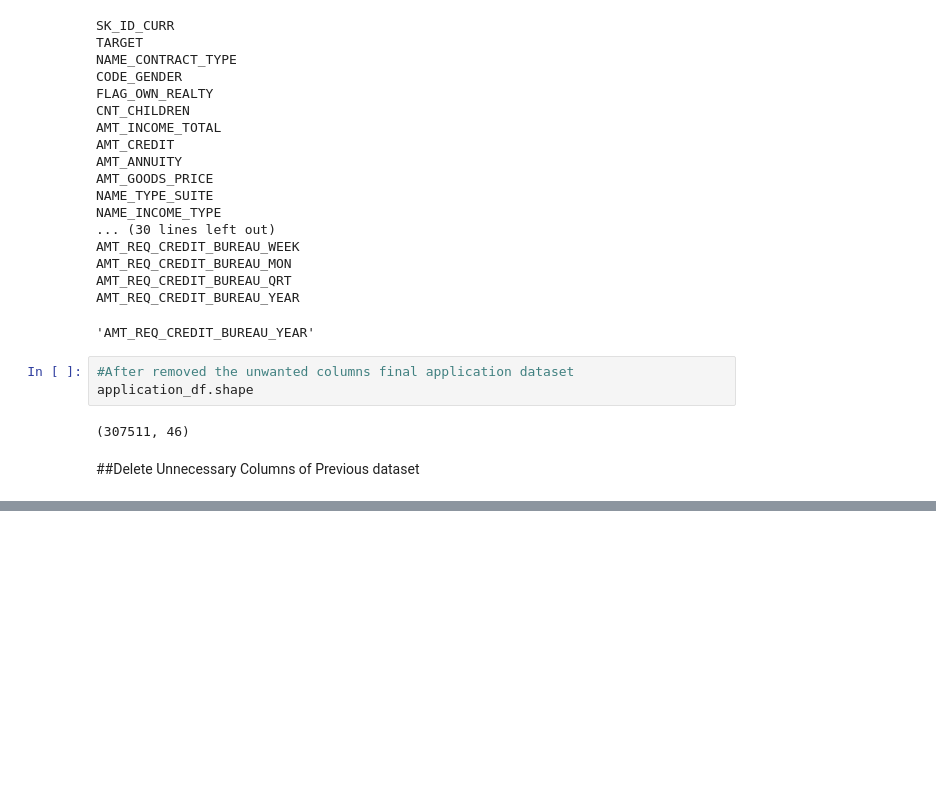
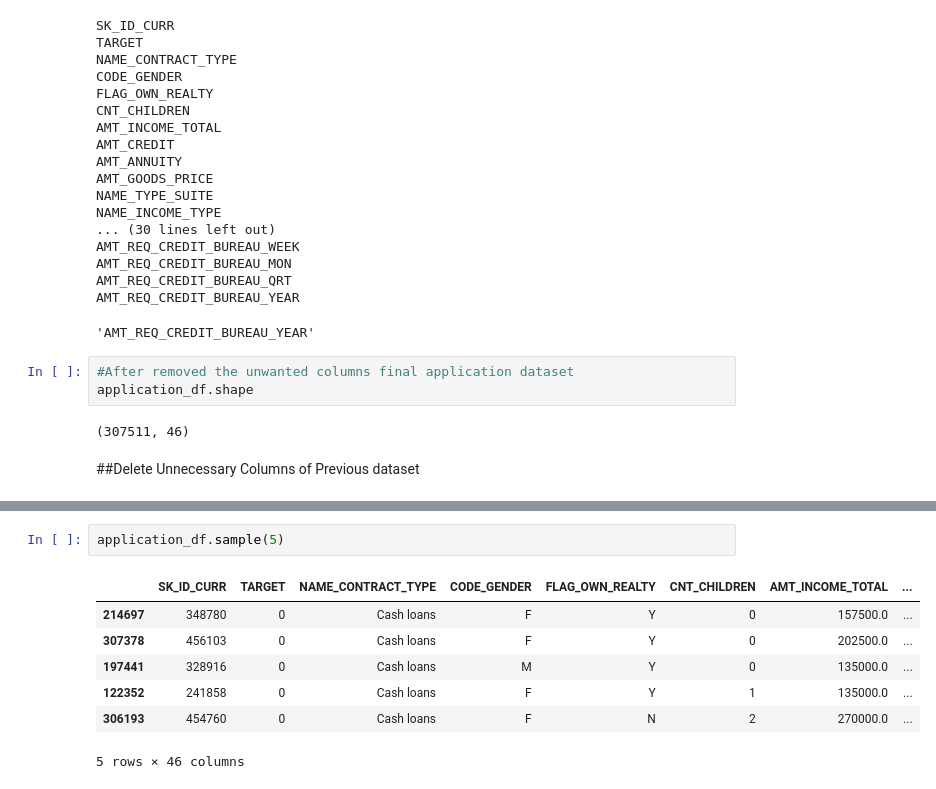
Before and after one commit to ItzmeAkash/Bank-Loan, a Jupyter notebook: Bank_Loan_Exploratory_Data_Analysis.ipynb, the cells around one changed output, grey strips where cells are left out. Drawn from its saved outputs; the diff is of its cells as text; blank space fills up the shorter version.

```diff
--- a/Bank_Loan_Exploratory_Data_Analysis.ipynb
+++ b/Bank_Loan_Exploratory_Data_Analysis.ipynb
@@ -467,0 +540,10 @@ application_df.shape
+# %%
+application_df.sample(5)
+# %% [output]
+|  | SK_ID_CURR | TARGET | NAME_CONTRACT_TYPE | CODE_GENDER | FLAG_OWN_REALTY | CNT_CHILDREN | AMT_INCOME_TOTAL | ... |
+| 214697 | 348780 | 0 | Cash loans | F | Y | 0 | 157500.0 | ... |
+| 307378 | 456103 | 0 | Cash loans | F | Y | 0 | 202500.0 | ... |
+| 197441 | 328916 | 0 | Cash loans | M | Y | 0 | 135000.0 | ... |
+| 122352 | 241858 | 0 | Cash loans | F | Y | 1 | 135000.0 | ... |
+| 306193 | 454760 | 0 | Cash loans | F | N | 2 | 270000.0 | ... |
+5 rows × 46 columns
```
Also changed, not shown: parts of 11 cells of this notebook.
